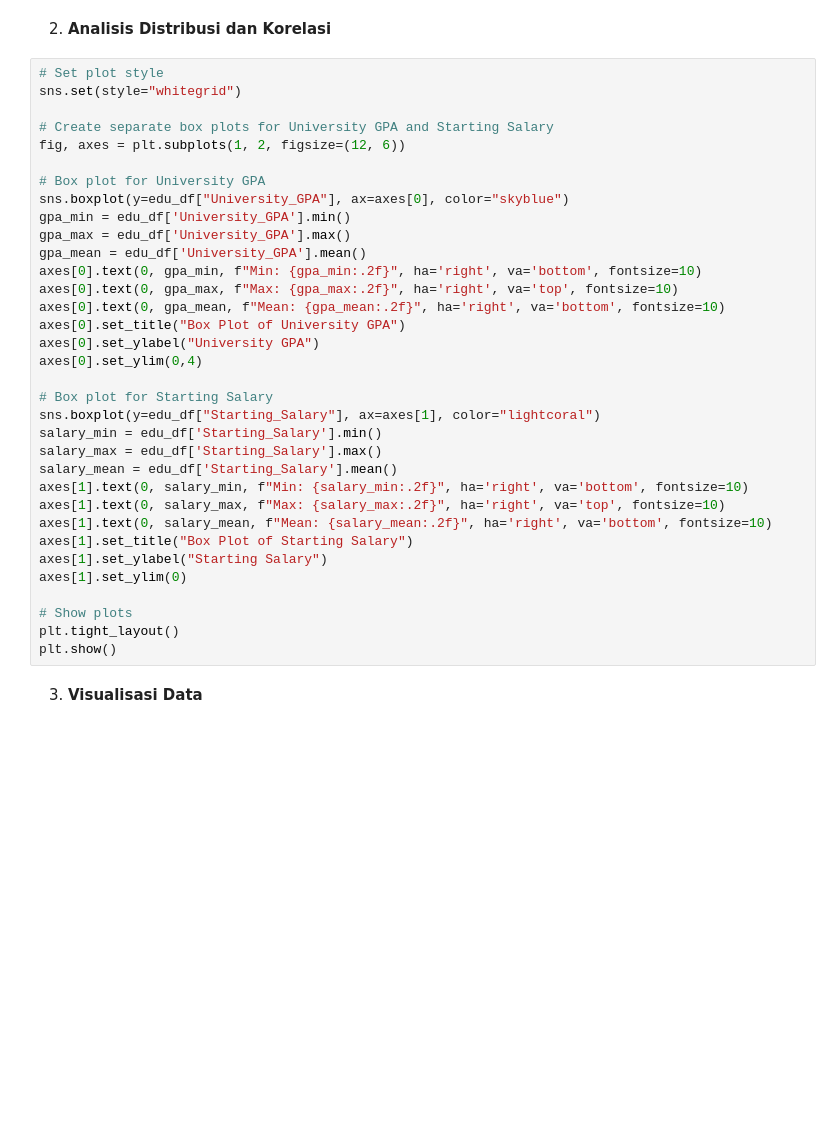
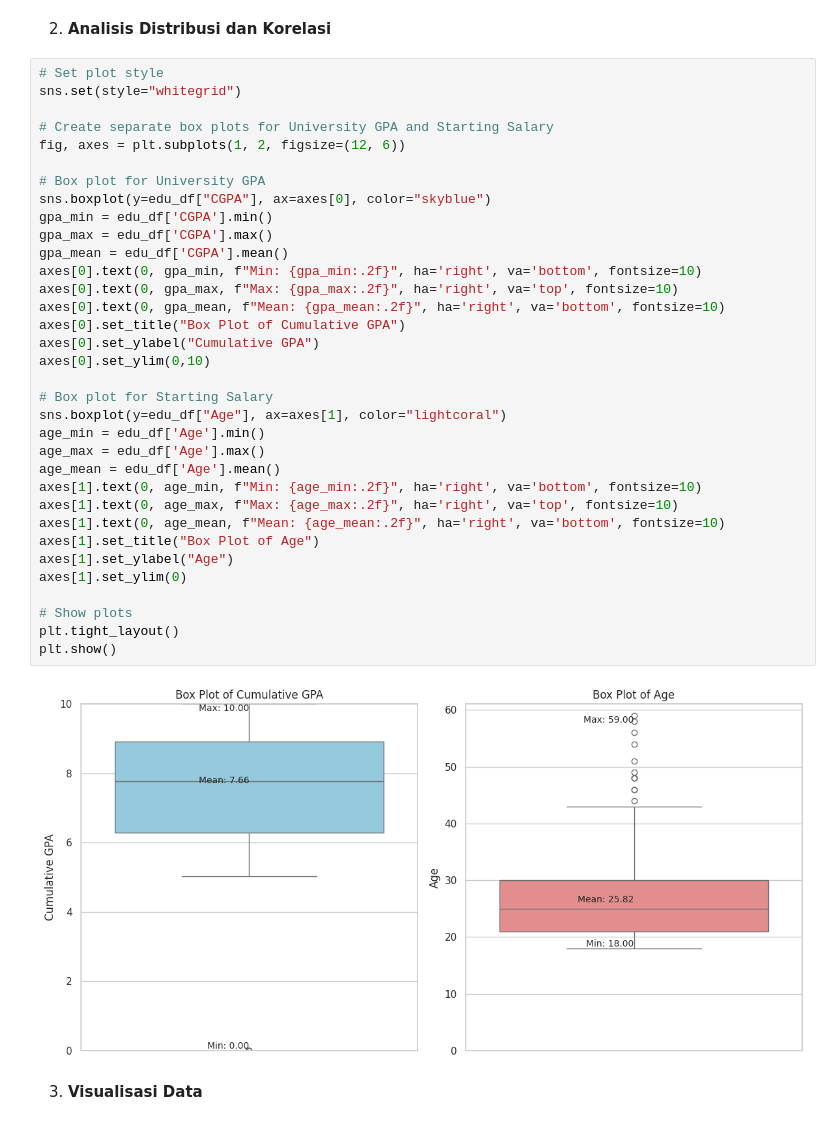
Before and after one commit to Nurwidi130603/Learn-ML-Education-Career-Succsees, a Jupyter notebook: [Clustering]_Submission_Akhir_BMLP_Nurwidi Bagus Amiryunanto_(Updated).ipynb, the cells around one changed output. Drawn from its saved outputs; the diff is of its cells as text; blank space fills up the shorter version.

```diff
--- a/[Clustering]_Submission_Akhir_BMLP_Nurwidi Bagus Amiryunanto_(Updated).ipynb
+++ b/[Clustering]_Submission_Akhir_BMLP_Nurwidi Bagus Amiryunanto_(Updated).ipynb
@@ -76,37 +76,39 @@ edu_df.dtypes
 # %%
 # Set plot style
 sns.set(style="whitegrid")
 
 # Create separate box plots for University GPA and Starting Salary
 fig, axes = plt.subplots(1, 2, figsize=(12, 6))
 
 # Box plot for University GPA
-sns.boxplot(y=edu_df["University_GPA"], ax=axes[0], color="skyblue")
-gpa_min = edu_df['University_GPA'].min()
-gpa_max = edu_df['University_GPA'].max()
-gpa_mean = edu_df['University_GPA'].mean()
+sns.boxplot(y=edu_df["CGPA"], ax=axes[0], color="skyblue")
+gpa_min = edu_df['CGPA'].min()
+gpa_max = edu_df['CGPA'].max()
+gpa_mean = edu_df['CGPA'].mean()
 axes[0].text(0, gpa_min, f"Min: {gpa_min:.2f}", ha='right', va='bottom', fontsize=10)
 axes[0].text(0, gpa_max, f"Max: {gpa_max:.2f}", ha='right', va='top', fontsize=10)
 axes[0].text(0, gpa_mean, f"Mean: {gpa_mean:.2f}", ha='right', va='bottom', fontsize=10)
-axes[0].set_title("Box Plot of University GPA")
-axes[0].set_ylabel("University GPA")
-axes[0].set_ylim(0,4)
+axes[0].set_title("Box Plot of Cumulative GPA")
+axes[0].set_ylabel("Cumulative GPA")
+axes[0].set_ylim(0,10)
 
 # Box plot for Starting Salary
-sns.boxplot(y=edu_df["Starting_Salary"], ax=axes[1], color="lightcoral")
-salary_min = edu_df['Starting_Salary'].min()
-salary_max = edu_df['Starting_Salary'].max()
-salary_mean = edu_df['Starting_Salary'].mean()
-axes[1].text(0, salary_min, f"Min: {salary_min:.2f}", ha='right', va='bottom', fontsize=10)
-axes[1].text(0, salary_max, f"Max: {salary_max:.2f}", ha='right', va='top', fontsize=10)
-axes[1].text(0, salary_mean, f"Mean: {salary_mean:.2f}", ha='right', va='bottom', fontsize=10)
-axes[1].set_title("Box Plot of Starting Salary")
-axes[1].set_ylabel("Starting Salary")
+sns.boxplot(y=edu_df["Age"], ax=axes[1], color="lightcoral")
+age_min = edu_df['Age'].min()
+age_max = edu_df['Age'].max()
+age_mean = edu_df['Age'].mean()
+axes[1].text(0, age_min, f"Min: {age_min:.2f}", ha='right', va='bottom', fontsize=10)
+axes[1].text(0, age_max, f"Max: {age_max:.2f}", ha='right', va='top', fontsize=10)
+axes[1].text(0, age_mean, f"Mean: {age_mean:.2f}", ha='right', va='bottom', fontsize=10)
+axes[1].set_title("Box Plot of Age")
+axes[1].set_ylabel("Age")
 axes[1].set_ylim(0)
 
 # Show plots
 plt.tight_layout()
 plt.show()
+# %% [output]
+[figure, added]
 # %% [markdown]
 3. **Visualisasi Data**
 # %%
```
Also changed, not shown: parts of 1 cell of this notebook.
